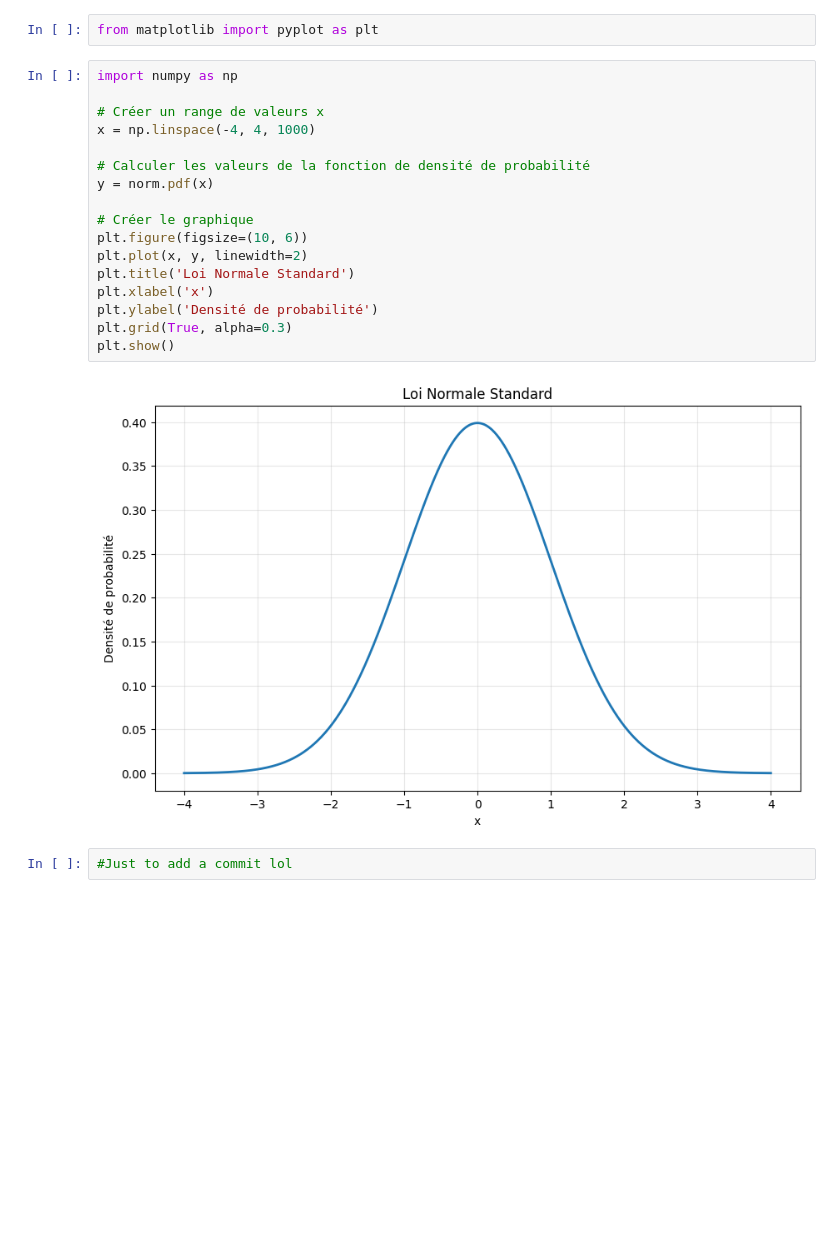
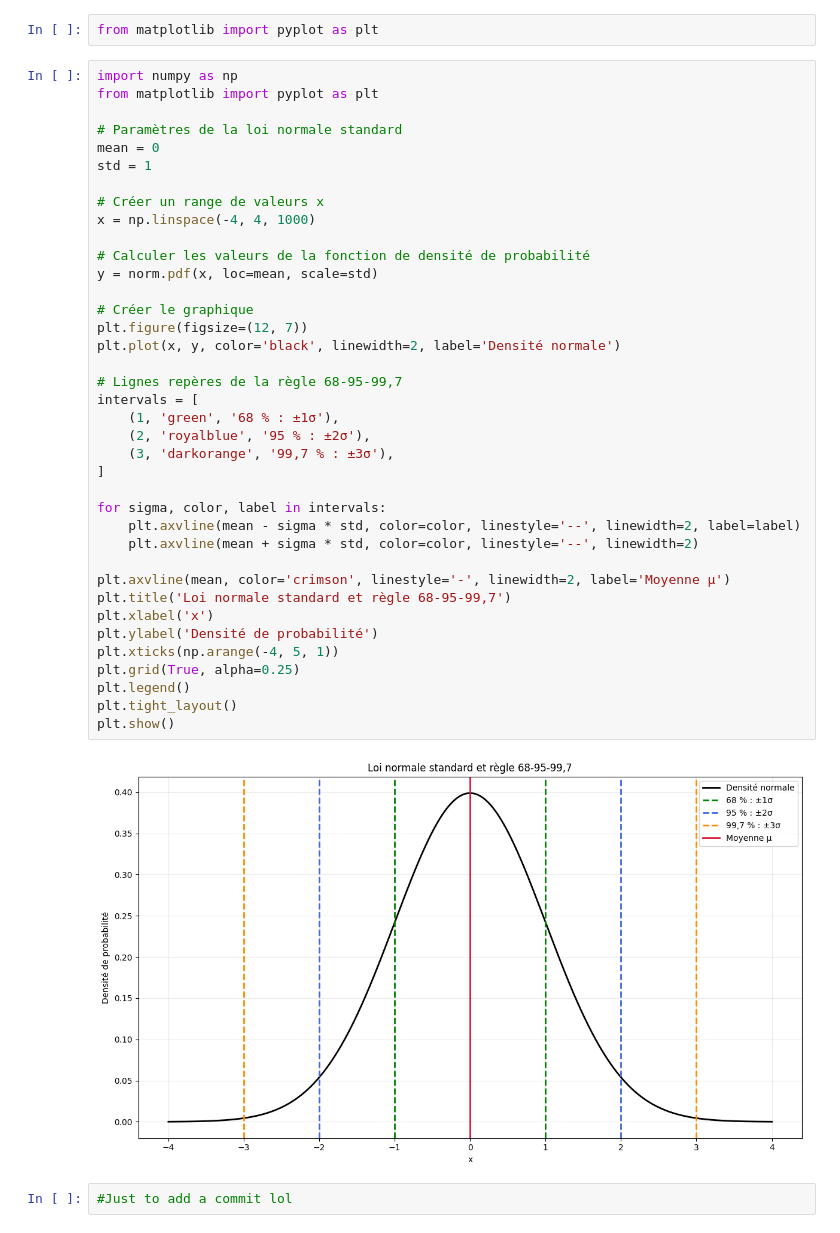
Before and after one commit to H3-8/stats, a Jupyter notebook: norm_distrib.ipynb, the cells around one changed output. Cells and saved outputs as stored; diff of their text form; blank space fills up the shorter version.

```diff
--- a/norm_distrib.ipynb
+++ b/norm_distrib.ipynb
@@ -27,22 +27,43 @@ np.float64(168.13087823829116)
 from matplotlib import pyplot as plt
 # %%
 import numpy as np
+from matplotlib import pyplot as plt
+
+# Paramètres de la loi normale standard
+mean = 0
+std = 1
 
 # Créer un range de valeurs x
 x = np.linspace(-4, 4, 1000)
 
 # Calculer les valeurs de la fonction de densité de probabilité
-y = norm.pdf(x)
+y = norm.pdf(x, loc=mean, scale=std)
 
 # Créer le graphique
-plt.figure(figsize=(10, 6))
-plt.plot(x, y, linewidth=2)
-plt.title('Loi Normale Standard')
+plt.figure(figsize=(12, 7))
+plt.plot(x, y, color='black', linewidth=2, label='Densité normale')
+
+# Lignes repères de la règle 68-95-99,7
+intervals = [
+    (1, 'green', '68 % : ±1σ'),
+    (2, 'royalblue', '95 % : ±2σ'),
+    (3, 'darkorange', '99,7 % : ±3σ'),
+]
+
+for sigma, color, label in intervals:
+    plt.axvline(mean - sigma * std, color=color, linestyle='--', linewidth=2, label=label)
+    plt.axvline(mean + sigma * std, color=color, linestyle='--', linewidth=2)
+
+plt.axvline(mean, color='crimson', linestyle='-', linewidth=2, label='Moyenne μ')
+plt.title('Loi normale standard et règle 68-95-99,7')
 plt.xlabel('x')
 plt.ylabel('Densité de probabilité')
-plt.grid(True, alpha=0.3)
+plt.xticks(np.arange(-4, 5, 1))
+plt.grid(True, alpha=0.25)
+plt.legend()
+plt.tight_layout()
 plt.show()
 # %% [output]
-[figure, old version]
+[figure, new version]
 # %%
 #Just to add a commit lol
```
